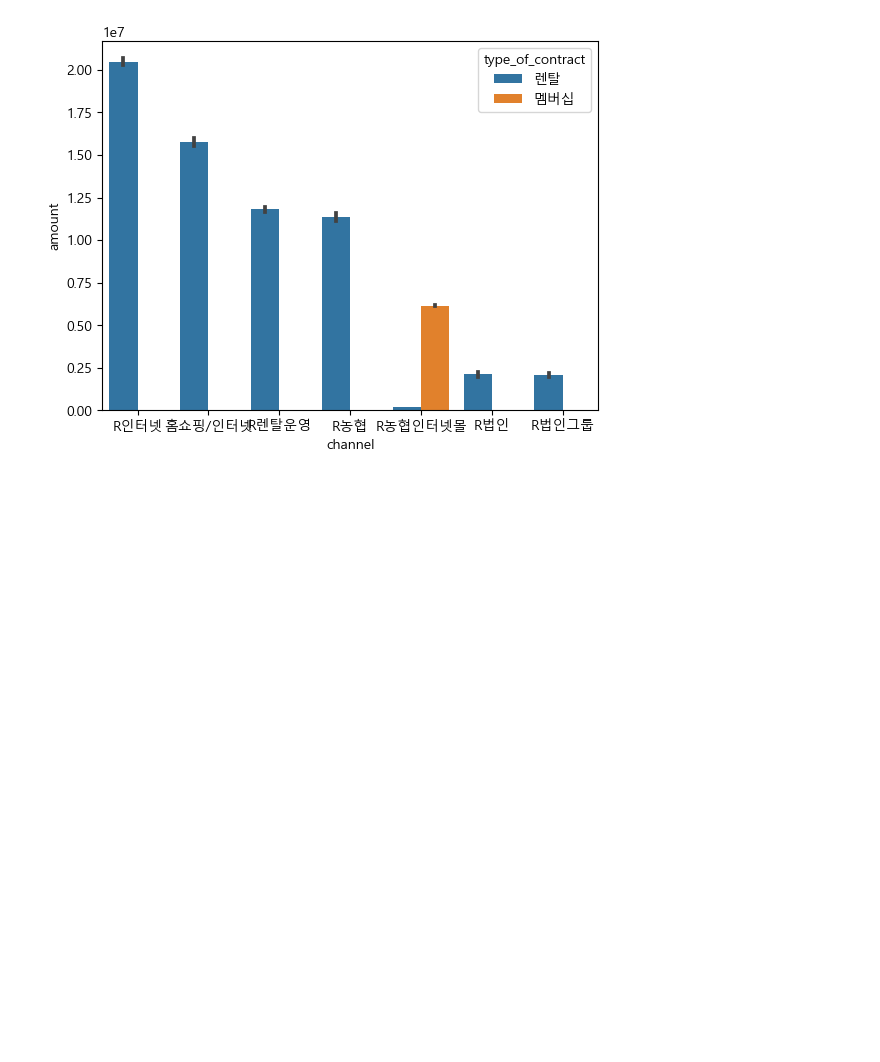
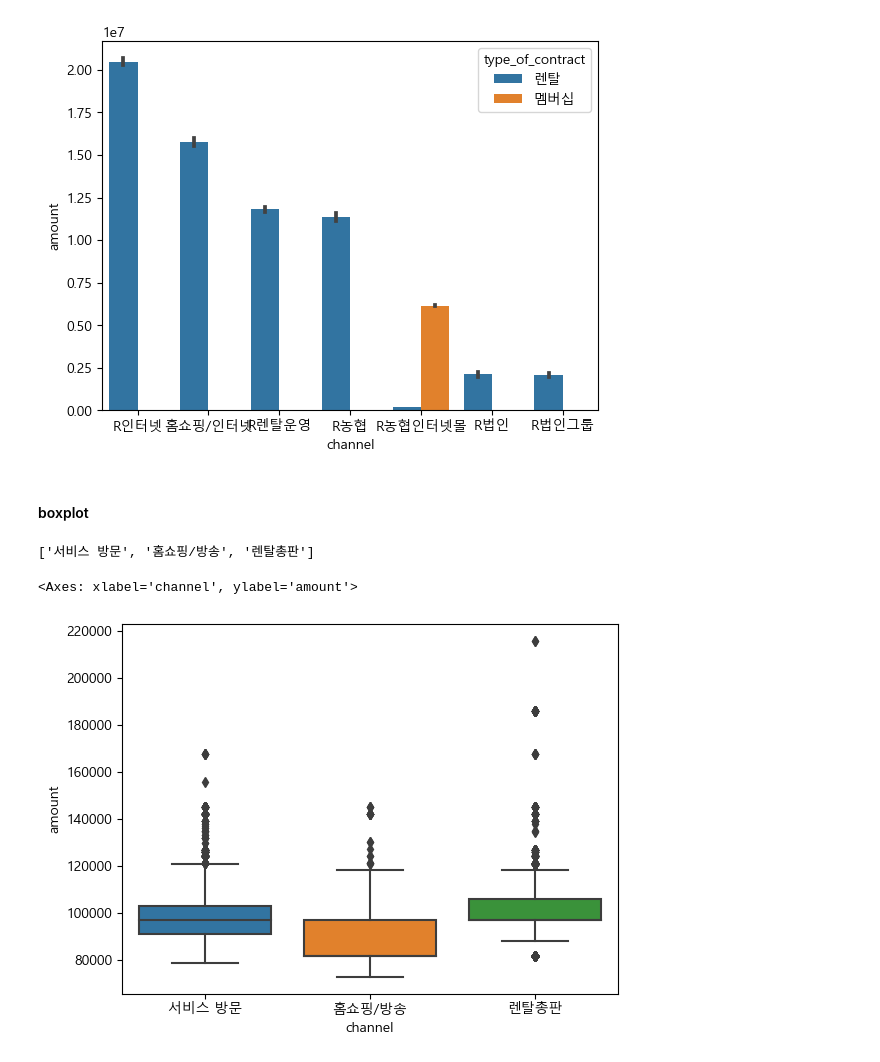
Before and after one commit to estskyway/study_data_analytics, a Jupyter notebook: codes/visuallizations/UsingCharts_TypeOfContract.ipynb, the cells around one changed output. Saved outputs shown, nothing was run; the diff lists cells and outputs as text; code cells hidden in the pictures; blank space fills up the shorter version.

```diff
--- a/codes/visuallizations/UsingCharts_TypeOfContract.ipynb
+++ b/codes/visuallizations/UsingCharts_TypeOfContract.ipynb
@@ -202,3 +202,15 @@ sns.barplot(data=df_TOCC, x='channel' , y='amount', estimator=sum, order=df_TOCC
 # %% [output]
 <Axes: xlabel='channel', ylabel='amount'>
 [figure]
+# %% [markdown]
+#### boxplot
+# %%
+df_TOCC_top_list = df_TOCC_sum.sort_values(by='amount', ascending=False).iloc[:3].index.to_list()
+df_TOCC_top_list
+# %% [output]
+['서비스 방문', '홈쇼핑/방송', '렌탈총판']
+# %%
+sns.boxplot(data=df_TOCC, x='channel', y='amount', order=df_TOCC_top_list)
+# %% [output]
+<Axes: xlabel='channel', ylabel='amount'>
+[figure, added]
```
Also changed, not shown: 1 other file.
